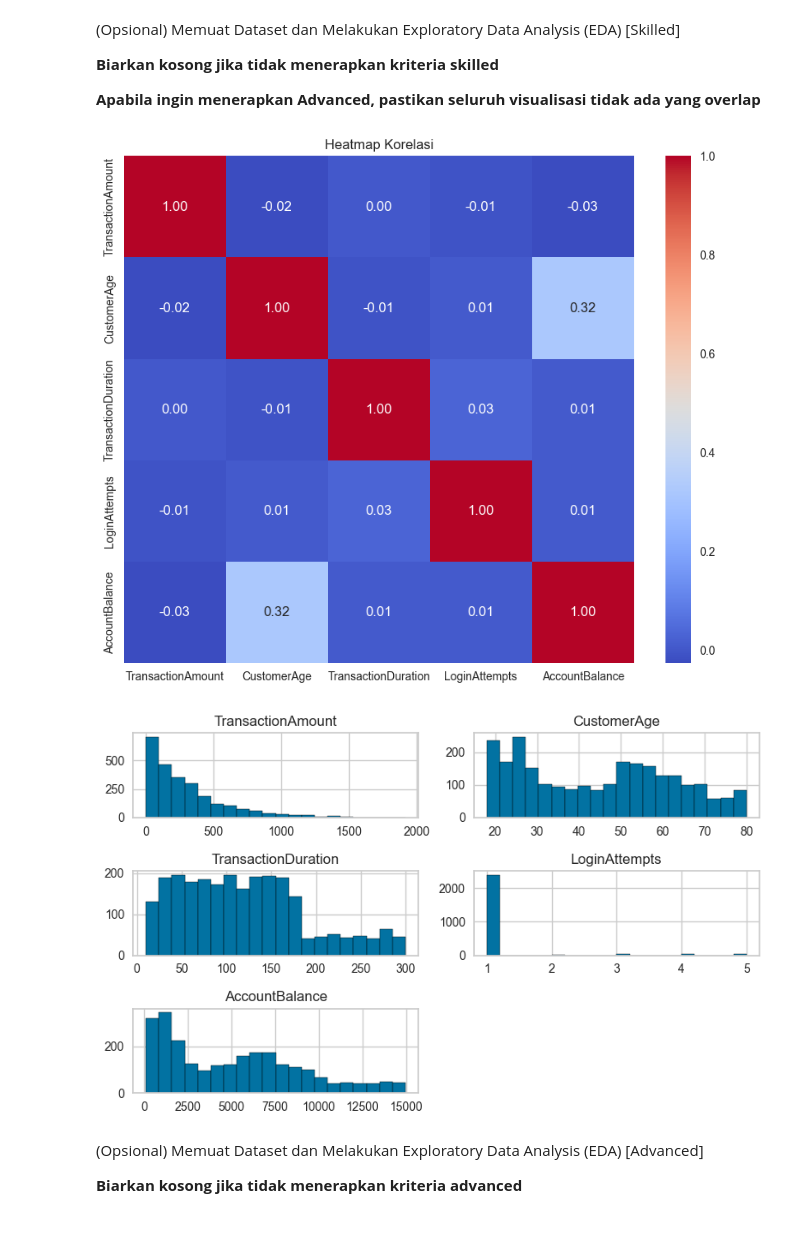
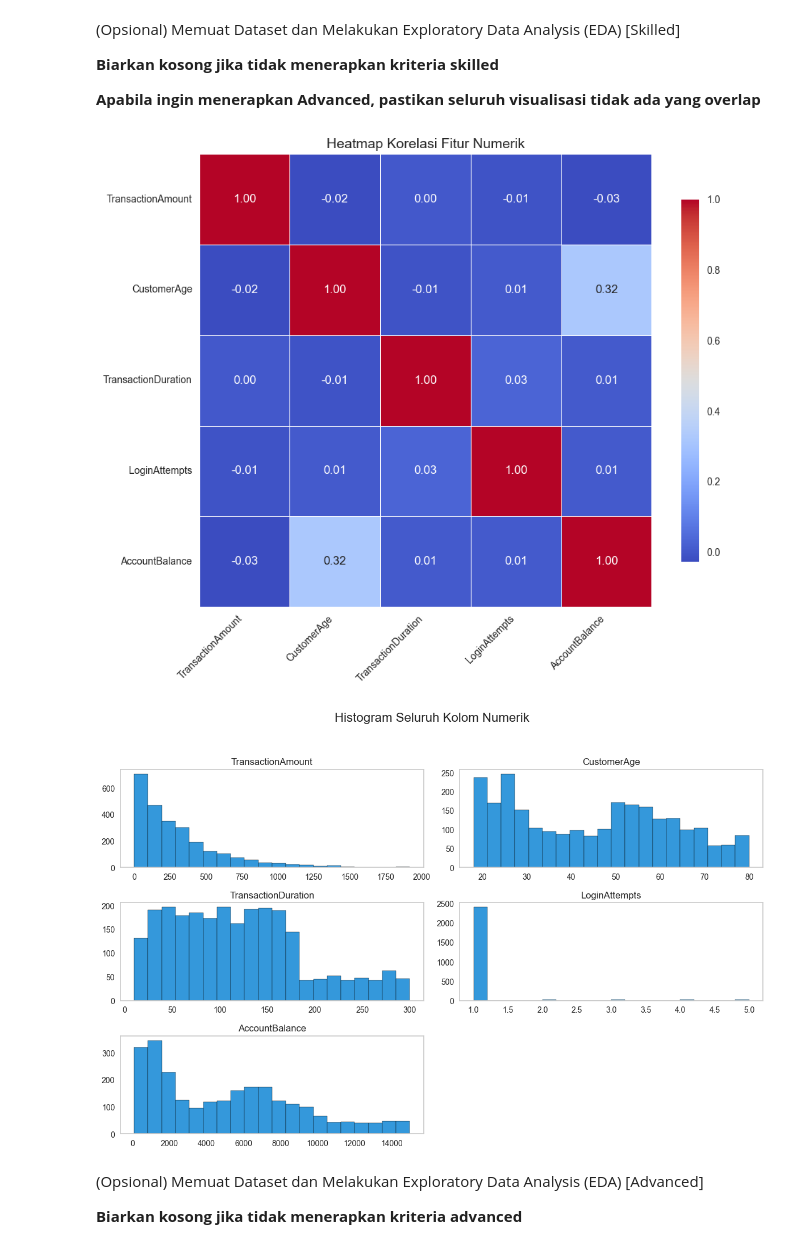
Before and after one commit to adyuta447/bank-transaction-dataset-for-fraud-detection, a Jupyter notebook: [Clustering]_Submission_Akhir_BMLP_Jan_Agra_Adyuta_Harnowo.ipynb, the cells around one changed output. Saved outputs shown, nothing was run; the diff lists cells and outputs as text; code cells hidden in the pictures.

```diff
--- a/[Clustering]_Submission_Akhir_BMLP_Jan_Agra_Adyuta_Harnowo.ipynb
+++ b/[Clustering]_Submission_Akhir_BMLP_Jan_Agra_Adyuta_Harnowo.ipynb
@@ -137,19 +137,40 @@ max          1919.110000    80.000000  ...       5.000000    14977.990000
 # %%
 # Menampilkan korelasi antar fitur (Opsional Skilled 1)
 plt.figure(figsize=(10, 8))
-sns.heatmap(df.corr(numeric_only=True), annot=True, cmap='coolwarm', fmt='.2f')
-plt.title("Heatmap Korelasi")
+correlation_matrix = df.corr(numeric_only=True)
+
+sns.heatmap(
+    correlation_matrix,
+    annot=True,
+    cmap='coolwarm',
+    fmt='.2f',
+    linewidths=0.5,
+    square=True,
+    cbar_kws={'shrink': 0.8}
+)
+
+plt.title("Heatmap Korelasi Fitur Numerik", fontsize=14)
+plt.xticks(rotation=45, ha='right')
+plt.yticks(rotation=0)
+plt.tight_layout()
 plt.show()
 # %% [output]
-[figure, old version]
+[figure, new version]
 # %%
 # Menampilkan histogram untuk semua kolom numerik (Opsional Skilled 1)
-df.hist(figsize=(8,5), bins=20, edgecolor='black')
-plt.title("Histogram Semua Kolom Numerik")
-plt.tight_layout()
+df.hist(
+    figsize=(12, 8),
+    bins=20,
+    edgecolor='black',
+    grid=False,
+    color='#3498db'
+)
+
+plt.suptitle("Histogram Seluruh Kolom Numerik", fontsize=16)
+plt.tight_layout(rect=[0, 0, 1, 0.95])
 plt.show()
 # %% [output]
-[figure, old version]
+[figure, new version]
 # %% [markdown]
 (Opsional) Memuat Dataset dan Melakukan Exploratory Data Analysis (EDA) [Advanced]
 
```
Also changed, not shown: parts of 1 cell of this notebook, 4 other files.
